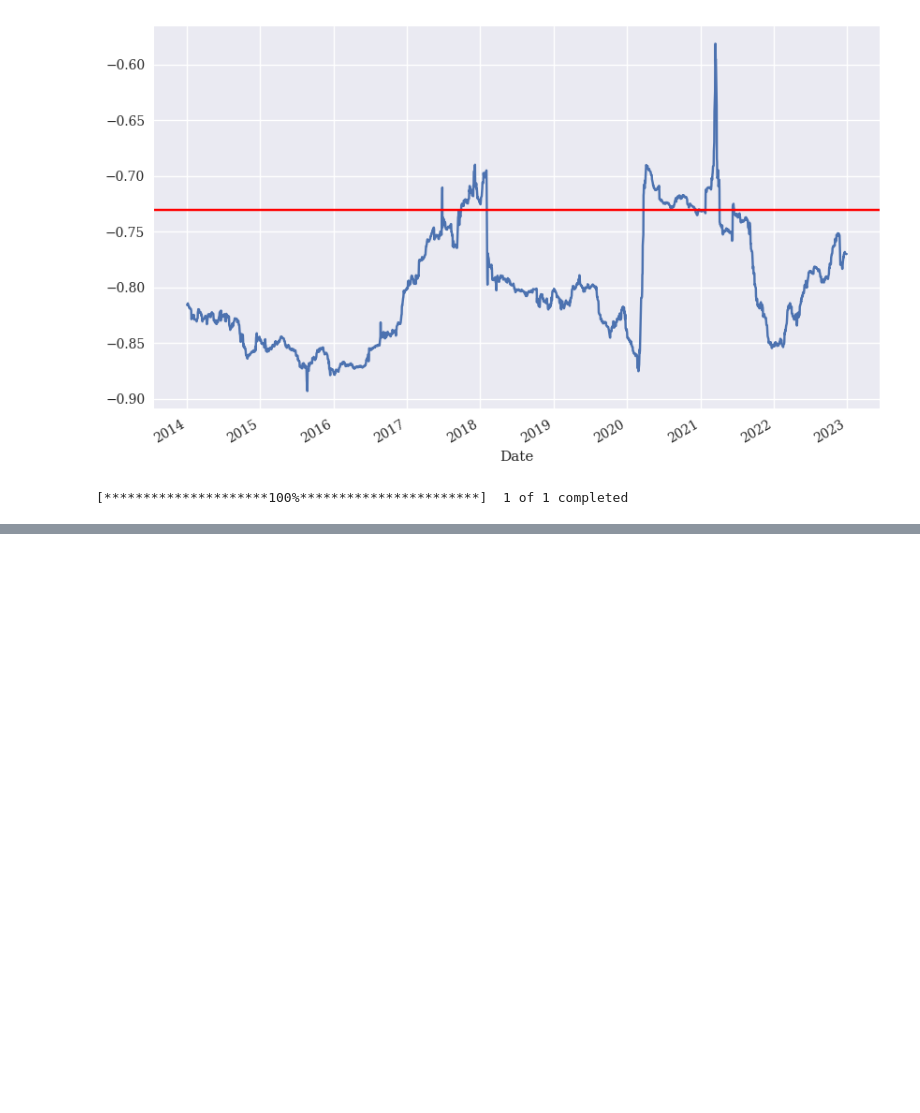
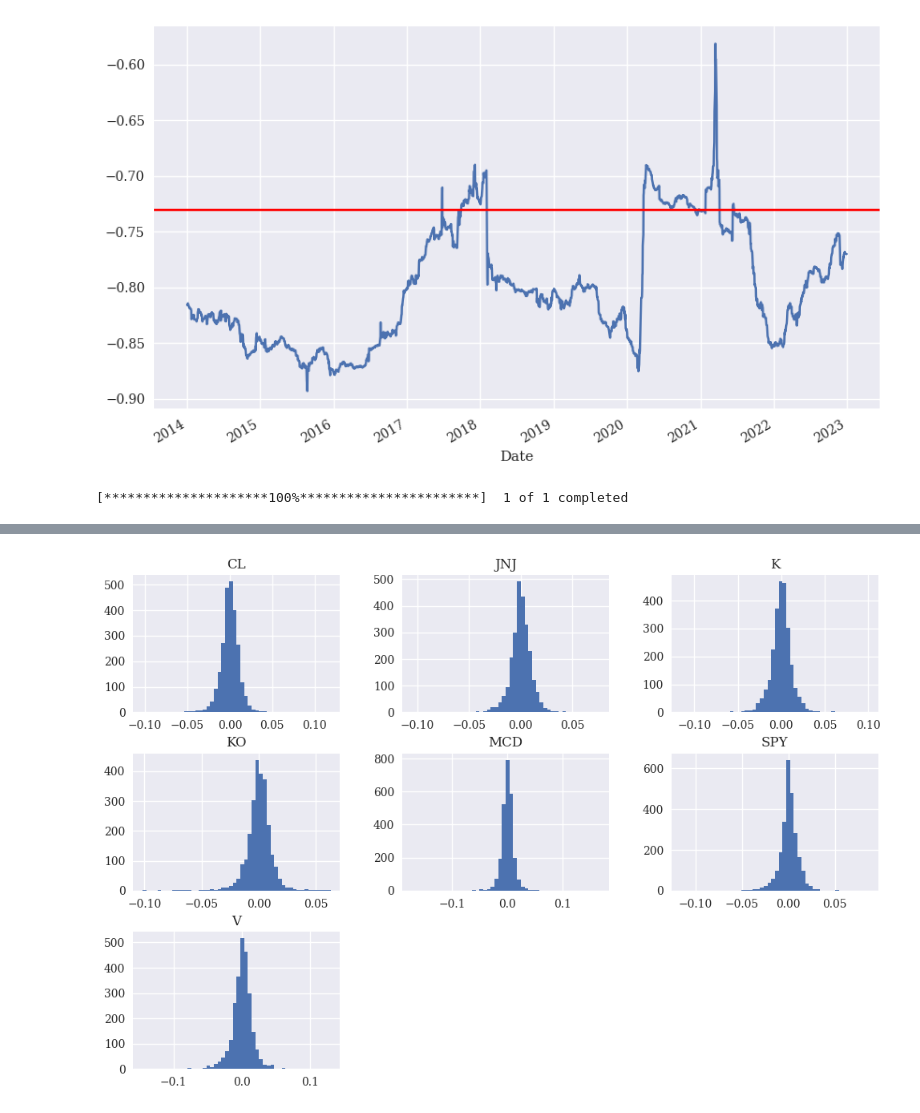
Before and after one commit to MartinKasak/Python_Finance_Numpy_Pandas, a Jupyter notebook: Python Finance.ipynb, the cells around one changed output, grey strips where cells are left out. Cells and saved outputs as stored; diff of their text form; code cells hidden in the pictures; blank space fills up the shorter version.

```diff
--- a/Python Finance.ipynb
+++ b/Python Finance.ipynb
@@ -385,0 +402,3 @@ df_multiple_symbols['Mid'].plot(figsize=(12, 6));
+# %%
+log_returns = np.log(df_multiple_symbols / df_multiple_symbols.shift(1))
+log_returns.head()
@@ -385,0 +413,4 @@ df_multiple_symbols['Mid'].plot(figsize=(12, 6));
+# %%
+log_returns.hist(bins=50, figsize=(12, 8));
+# %% [output]
+[figure, added]
```
Also changed, not shown: parts of 14 cells of this notebook.
